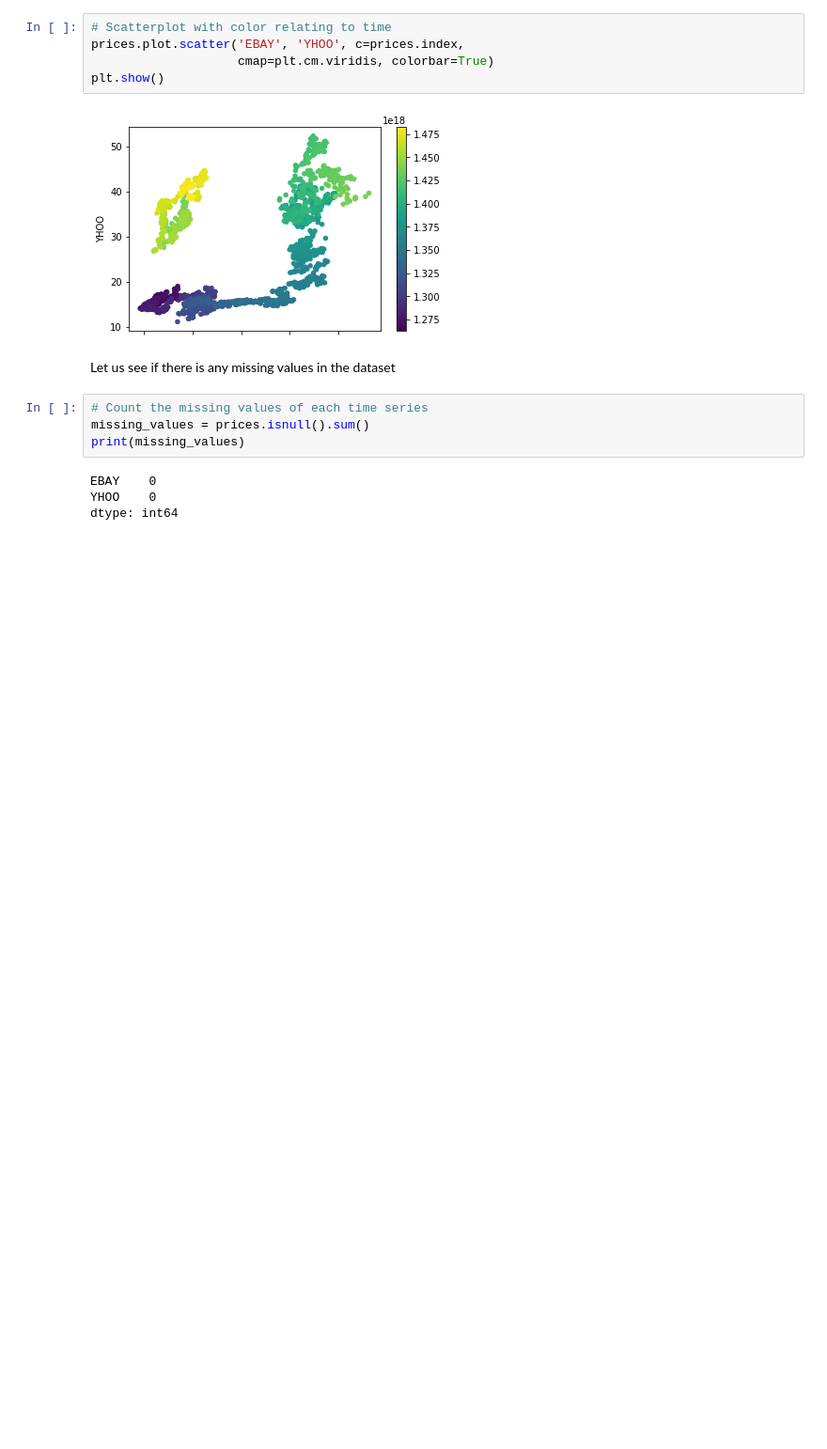
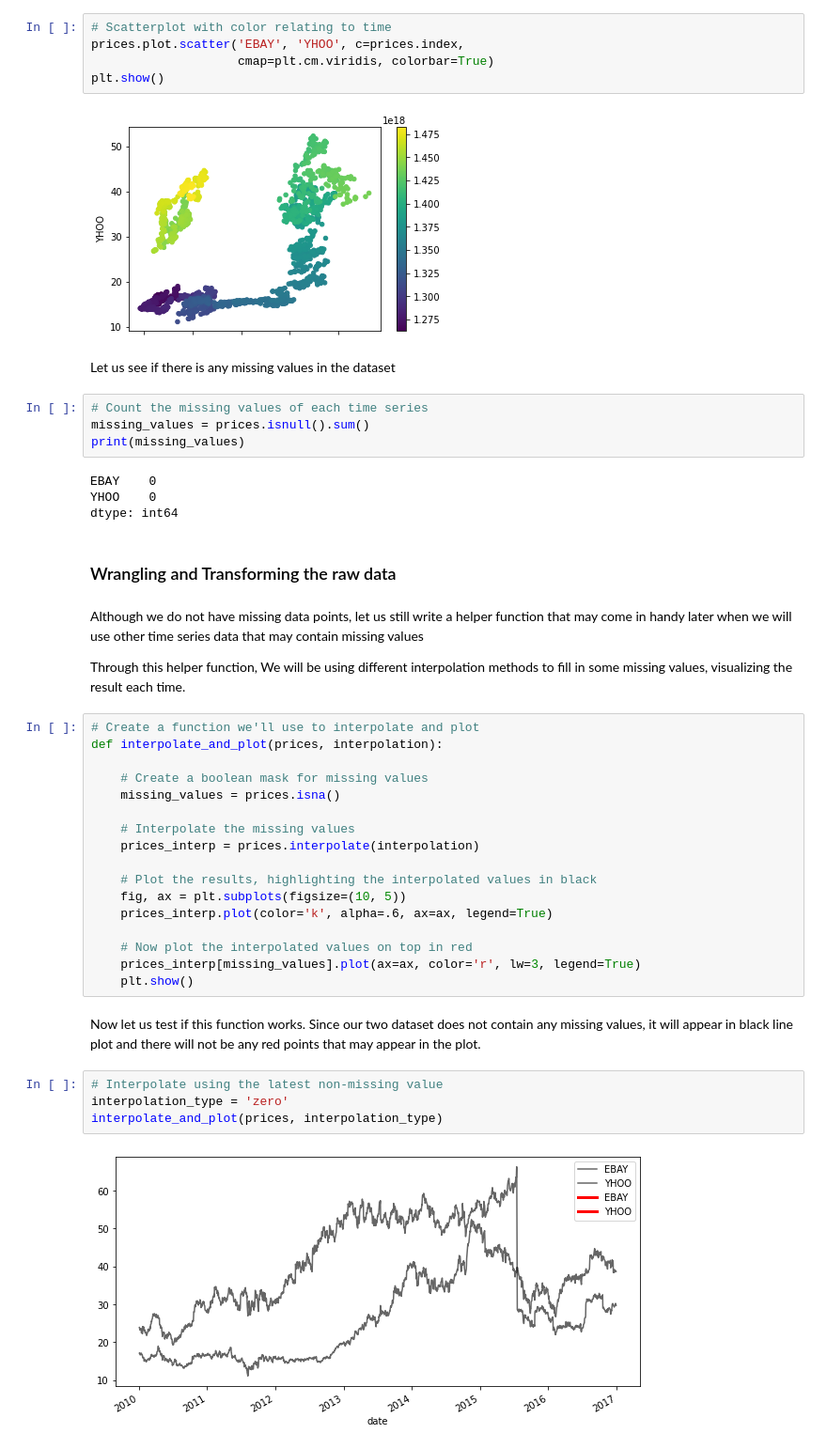
Before and after one commit to syednayeemridwan/data-science-projects, a Jupyter notebook: ML on Ebay and Yahoo Stock/stock-ml.ipynb, the cells around one changed output. Shown at 94% size. Cells and saved outputs as stored; diff of their text form; blank space fills up the shorter version.

```diff
--- a/ML on Ebay and Yahoo Stock/stock-ml.ipynb
+++ b/ML on Ebay and Yahoo Stock/stock-ml.ipynb
@@ -57,3 +57,34 @@ print(missing_values)
 EBAY    0
 YHOO    0
 dtype: int64
+# %% [markdown]
+### Wrangling and Transforming the raw data
+# %% [markdown]
+Although we do not have missing data points, let us still write a helper function that may come in handy later when we will use other time series data that may contain missing values
+
+Through this helper function, We will be using different interpolation methods to fill in some missing values, visualizing the result each time.
+# %%
+# Create a function we'll use to interpolate and plot
+def interpolate_and_plot(prices, interpolation):
+
+    # Create a boolean mask for missing values
+    missing_values = prices.isna()
+
+    # Interpolate the missing values
+    prices_interp = prices.interpolate(interpolation)
+
+    # Plot the results, highlighting the interpolated values in black
+    fig, ax = plt.subplots(figsize=(10, 5))
+    prices_interp.plot(color='k', alpha=.6, ax=ax, legend=True)
+
+    # Now plot the interpolated values on top in red
+    prices_interp[missing_values].plot(ax=ax, color='r', lw=3, legend=True)
+    plt.show()
+# %% [markdown]
+Now let us test if this function works. Since our two dataset does not contain any missing values, it will appear in black line plot and there will not be any red points that may appear in the plot.
+# %%
+# Interpolate using the latest non-missing value
+interpolation_type = 'zero'
+interpolate_and_plot(prices, interpolation_type)
+# %% [output]
+[figure, added]
```
Also changed, not shown: parts of 23 cells of this notebook.
